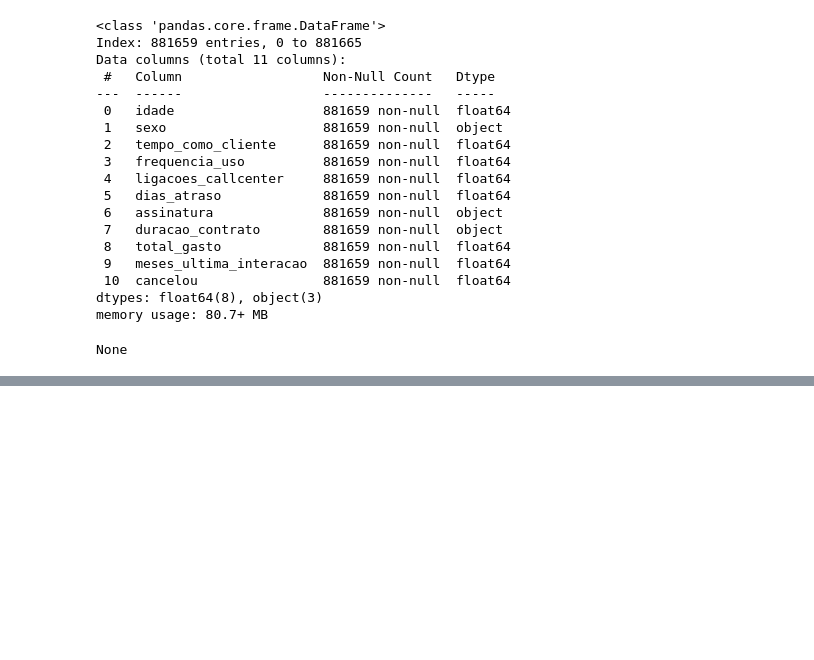
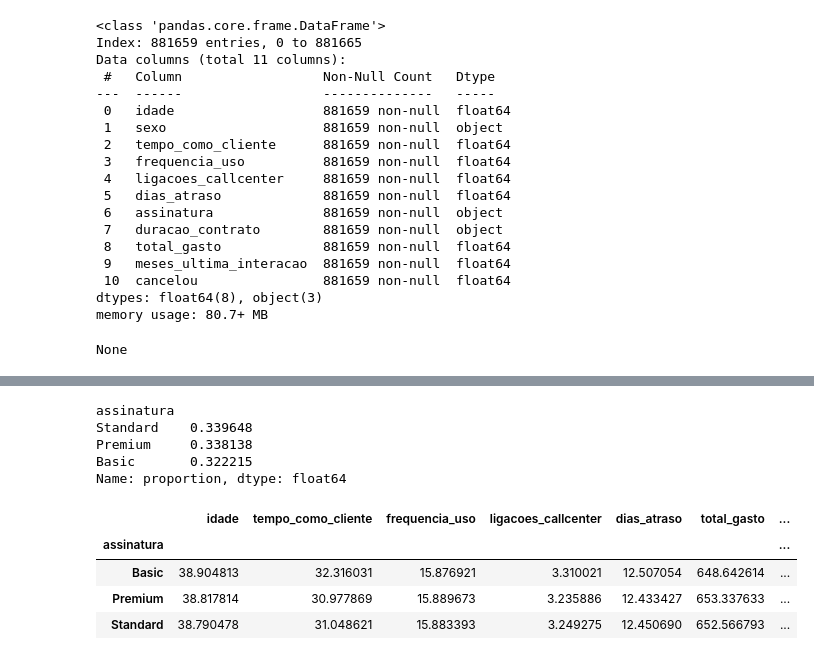
Before and after one commit to GCGusmao/estudos-dados-cancelamentos, a Jupyter notebook: analysis.ipynb, the cells around one changed output, grey strips where cells are left out. Cells and saved outputs as stored; diff of their text form; code cells hidden in the pictures; blank space fills up the shorter version.

```diff
--- a/analysis.ipynb
+++ b/analysis.ipynb
@@ -80,3 +145,20 @@ None
+# %%
+# chegamos agora em menos da metade de pessoas cancelando, mas ainda temos muitas pessoas ai, vamos continuar analisando
+display(tabela["assinatura"].value_counts(normalize=True))
+display(tabela.groupby("assinatura").mean(numeric_only=True))
+# vemos que assinatura é quase 1/3, 1/3, 1/3
+# e que os cancelamentos são na média bem parecidos, então fica difícil tirar alguma conclusão da média, vamos precisar ir mais a fundo
+# %% [output]
+assinatura
+Standard    0.339648
+Premium     0.338138
+Basic       0.322215
+Name: proportion, dtype: float64
+|  | idade | tempo_como_cliente | frequencia_uso | ligacoes_callcenter | dias_atraso | total_gasto | ... |
+| assinatura |  |  |  |  |  |  | ... |
+| Basic | 38.904813 | 32.316031 | 15.876921 | 3.310021 | 12.507054 | 648.642614 | ... |
+| Premium | 38.817814 | 30.977869 | 15.889673 | 3.235886 | 12.433427 | 653.337633 | ... |
+| Standard | 38.790478 | 31.048621 | 15.883393 | 3.249275 | 12.450690 | 652.566793 | ... |
 # %%
 # vamos criar gráfico, porque só com números tá difícil de visualizar
 import plotly.express as px
```
Also changed, not shown: parts of 5 cells of this notebook.
